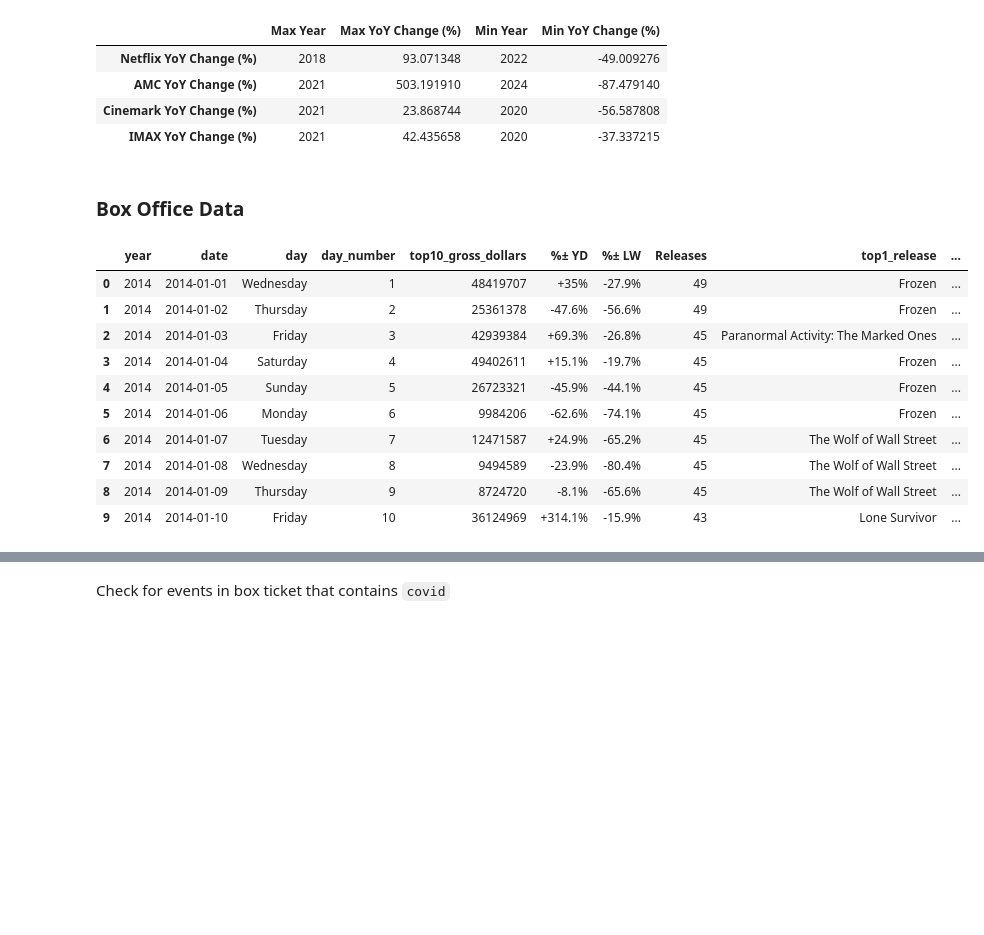
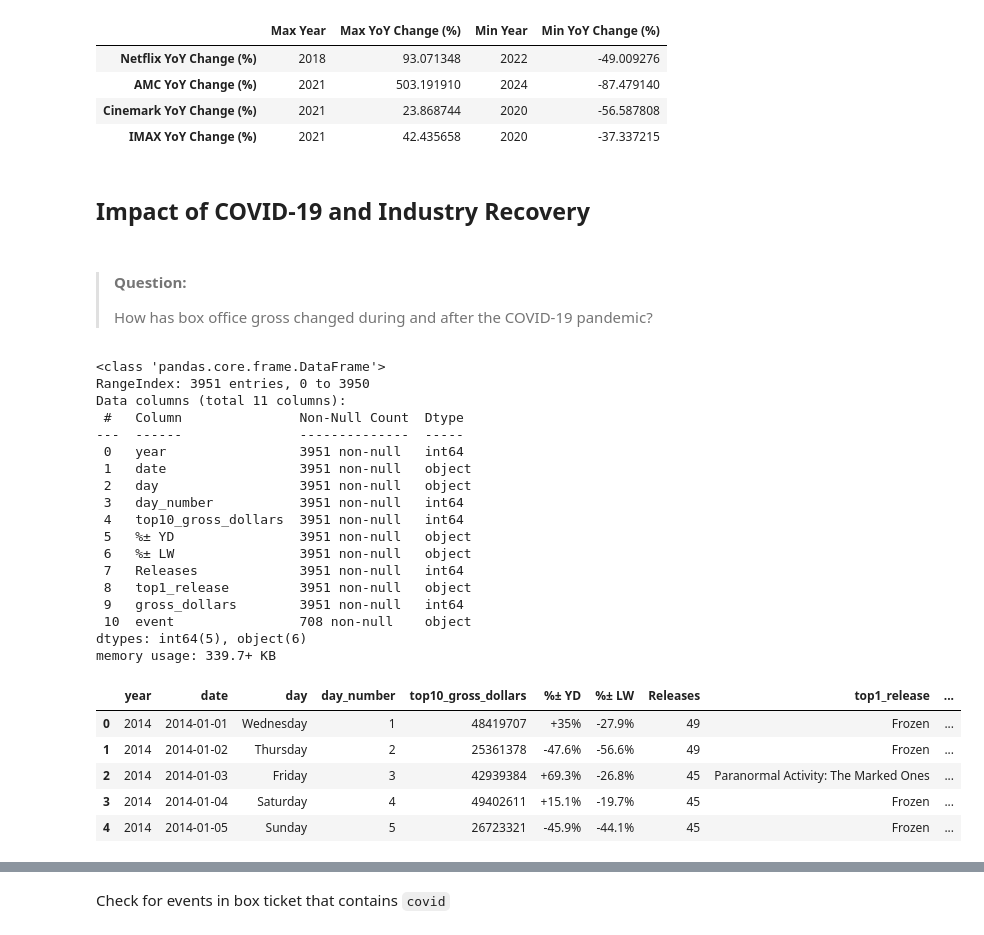
Before and after one commit to charJin/movie-theaters-analysis, a Jupyter notebook: notebooks/Analysis with questions.ipynb, the cells around one changed output, grey strips where cells are left out. Cells and saved outputs as stored; diff of their text form; code cells hidden in the pictures; blank space fills up the shorter version.

```diff
--- a/notebooks/Analysis with questions.ipynb
+++ b/notebooks/Analysis with questions.ipynb
@@ -153,18 +156,37 @@ min_max_yoy_changes
 | Cinemark YoY Change (%) | 2021 | 23.868744 | 2020 | -56.587808 |
 | IMAX YoY Change (%) | 2021 | 42.435658 | 2020 | -37.337215 |
 # %% [markdown]
-### Box Office Data
+## **Impact of COVID-19 and Industry Recovery**
+# %% [markdown]
+>#### **Question:**
+>How has box office gross changed during and after the COVID-19 pandemic?
+# %%
+movies_data.info()
+# %% [output]
+<class 'pandas.core.frame.DataFrame'>
+RangeIndex: 3951 entries, 0 to 3950
+Data columns (total 11 columns):
+ #   Column               Non-Null Count  Dtype
+---  ------               --------------  -----
+ 0   year                 3951 non-null   int64
+ 1   date                 3951 non-null   object
+ 2   day                  3951 non-null   object
+ 3   day_number           3951 non-null   int64
+ 4   top10_gross_dollars  3951 non-null   int64
+ 5   %± YD                3951 non-null   object
+ 6   %± LW                3951 non-null   object
+ 7   Releases             3951 non-null   int64
+ 8   top1_release         3951 non-null   object
+ 9   gross_dollars        3951 non-null   int64
+ 10  event                708 non-null    object
+dtypes: int64(5), object(6)
+memory usage: 339.7+ KB
 # %%
-movies_data.head(10)
+movies_data.head(5)
 # %% [output]
 |  | year | date | day | day_number | top10_gross_dollars | %± YD | %± LW | Releases | top1_release | ... |
 | 0 | 2014 | 2014-01-01 | Wednesday | 1 | 48419707 | +35% | -27.9% | 49 | Frozen | ... |
 | 1 | 2014 | 2014-01-02 | Thursday | 2 | 25361378 | -47.6% | -56.6% | 49 | Frozen | ... |
 | 2 | 2014 | 2014-01-03 | Friday | 3 | 42939384 | +69.3% | -26.8% | 45 | Paranormal Activity: The Marked Ones | ... |
 | 3 | 2014 | 2014-01-04 | Saturday | 4 | 49402611 | +15.1% | -19.7% | 45 | Frozen | ... |
 | 4 | 2014 | 2014-01-05 | Sunday | 5 | 26723321 | -45.9% | -44.1% | 45 | Frozen | ... |
-| 5 | 2014 | 2014-01-06 | Monday | 6 | 9984206 | -62.6% | -74.1% | 45 | Frozen | ... |
-| 6 | 2014 | 2014-01-07 | Tuesday | 7 | 12471587 | +24.9% | -65.2% | 45 | The Wolf of Wall Street | ... |
-| 7 | 2014 | 2014-01-08 | Wednesday | 8 | 9494589 | -23.9% | -80.4% | 45 | The Wolf of Wall Street | ... |
-| 8 | 2014 | 2014-01-09 | Thursday | 9 | 8724720 | -8.1% | -65.6% | 45 | The Wolf of Wall Street | ... |
-| 9 | 2014 | 2014-01-10 | Friday | 10 | 36124969 | +314.1% | -15.9% | 43 | Lone Survivor | ... |
```
Also changed, not shown: parts of 8 cells of this notebook, 2 other files.
